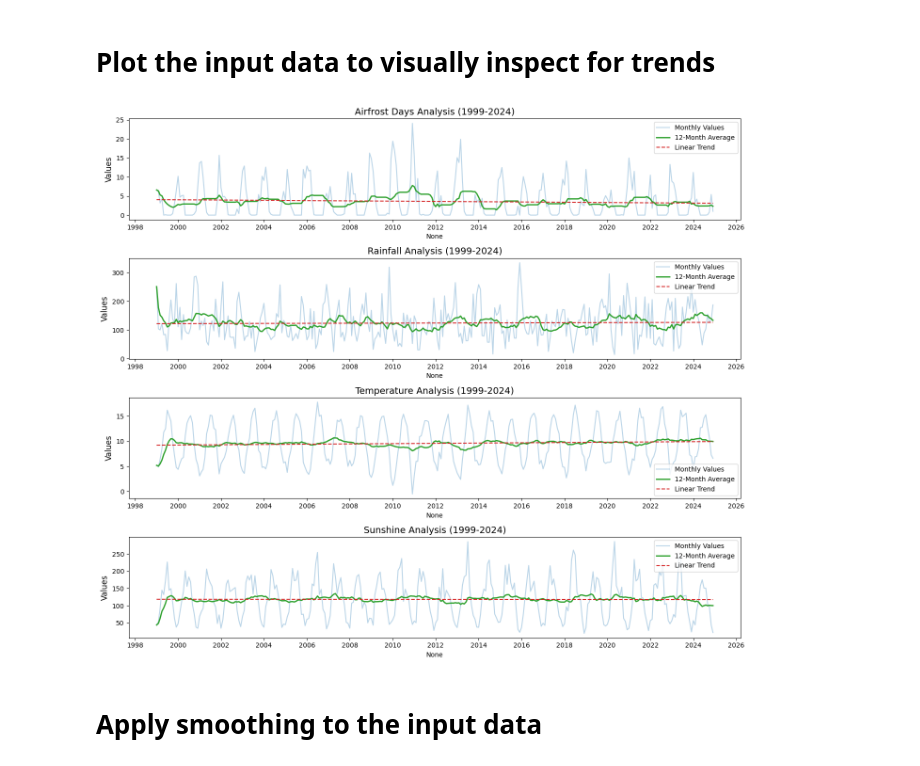
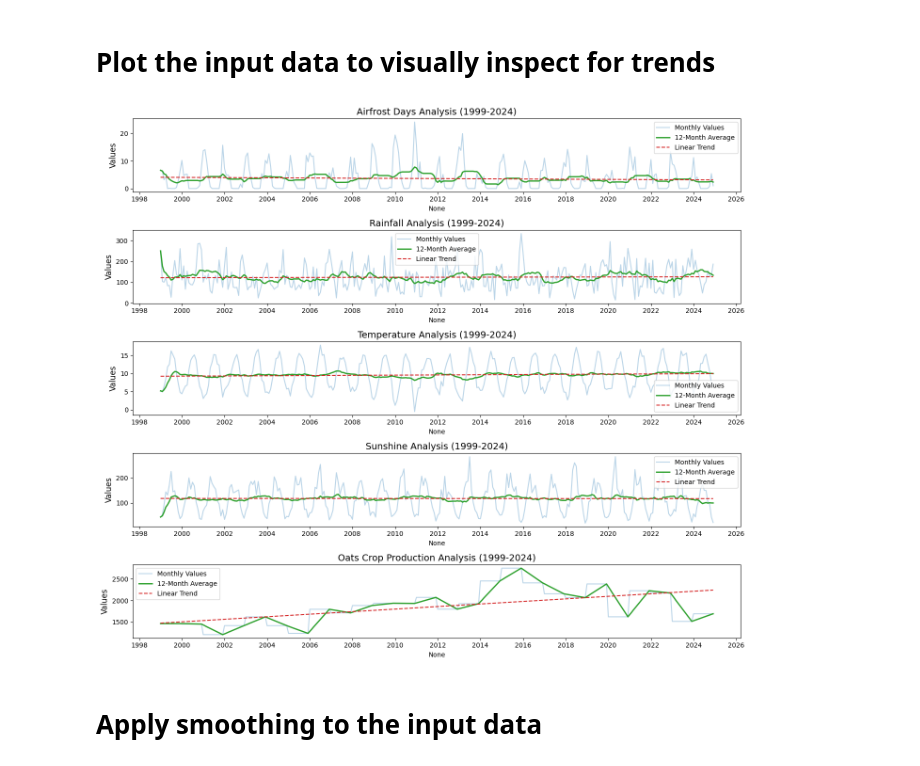
Before and after one commit to MadalinaCiolan/crop-forecast, a Jupyter notebook: code/optimisation.ipynb, the cells around one changed output. Cells and saved outputs as stored; diff of their text form; code cells hidden in the pictures.

```diff
--- a/code/optimisation.ipynb
+++ b/code/optimisation.ipynb
@@ -62,7 +62,8 @@ files_to_process = [
     (DATA_PATH+'wales_airfrost_days.csv', 'airfrost_days'),
     (DATA_PATH+'wales_precipitation_per_month.csv', 'rainfall'),
     (DATA_PATH+'wales_monthly_temp.csv', 'temperature'),
-    (DATA_PATH+'wales_monthly_sunshine.csv', 'sunshine')
+    (DATA_PATH+'wales_monthly_sunshine.csv', 'sunshine'),
+    (DATA_PATH+'wales_oats_production_averaged.csv', 'oats_crop_production')
 ]
 
 # Process all files
@@ -130,35 +129,35 @@ create_stationarity_plots_using_acf(final_df)
 def plot_feature_with_analysis(series, feature_name, ax):
     dates = pd.to_datetime(series.index, format='%b_%Y')
     values = series.values.astype(float)
     ts = pd.Series(values, index=dates)
 
     # Calculate components
     rolling_avg = ts.rolling(window=12, min_periods=1).mean()
     ordinal_dates = ts.index.map(pd.Timestamp.toordinal)
     z = np.polyfit(ordinal_dates, values, 1)
     trend_line = np.poly1d(z)(ordinal_dates)
 
     # Plotting
     sns.lineplot(x=ts.index, y=ts.values, ax=ax, color='#1f77b4', alpha=0.3, label='Monthly Values')
     sns.lineplot(x=rolling_avg.index, y=rolling_avg, ax=ax, color='#2ca02c', linewidth=2, label='12-Month Average')
     sns.lineplot(x=ts.index, y=trend_line, ax=ax, color='#d62728', linestyle='--', label='Linear Trend')
 
     # Formatting
     ax.xaxis.set_major_locator(YearLocator(2))
     ax.xaxis.set_major_formatter(DateFormatter('%Y'))
     ax.set_title(f'{feature_name.replace("_", " ").title()} Analysis (1999-2024)', fontsize=14)
     ax.set_ylabel('Values', fontsize=12)
     ax.legend()
 
 # 3. Generate plots
-fig, axes = plt.subplots(4, 1, figsize=(14, 12))
+fig, axes = plt.subplots(5, 1, figsize=(14, 12))
 for idx, (feature, data) in enumerate(final_df.iterrows()):
     plot_feature_with_analysis(data, feature, axes[idx])
 
 plt.tight_layout()
 plt.show()
 # %% [output]
-[figure, old version]
+[figure, new version]
 # %% [markdown]
 # Apply smoothing to the input data
 # %%
```
Also changed, not shown: parts of 5 cells of this notebook.
